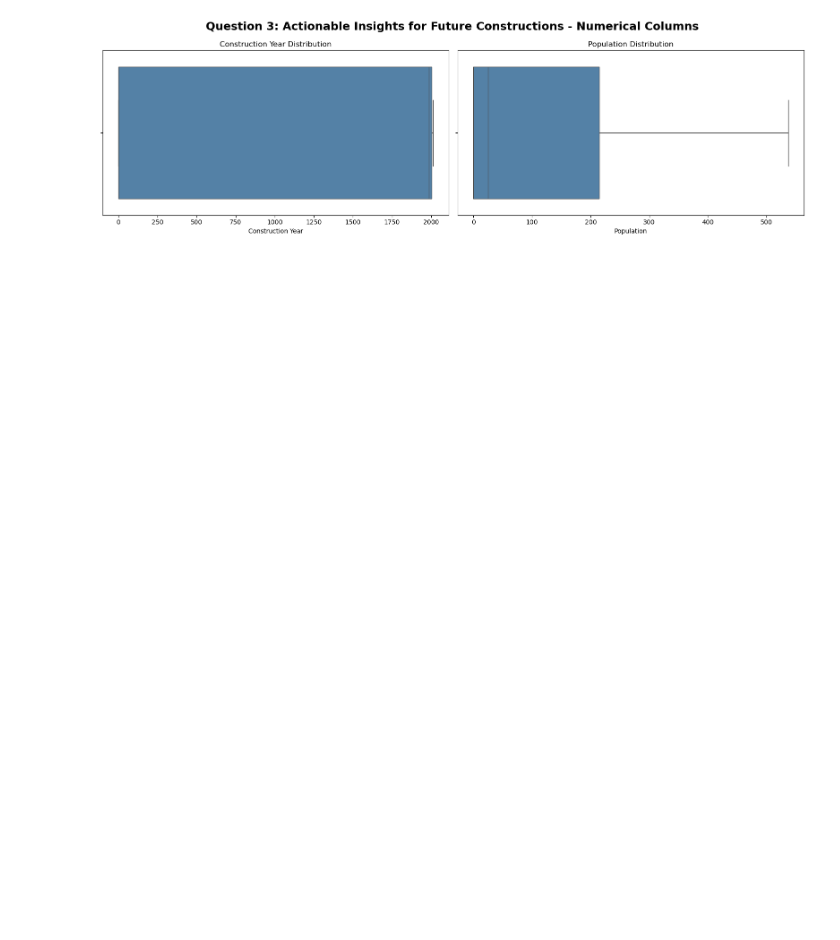
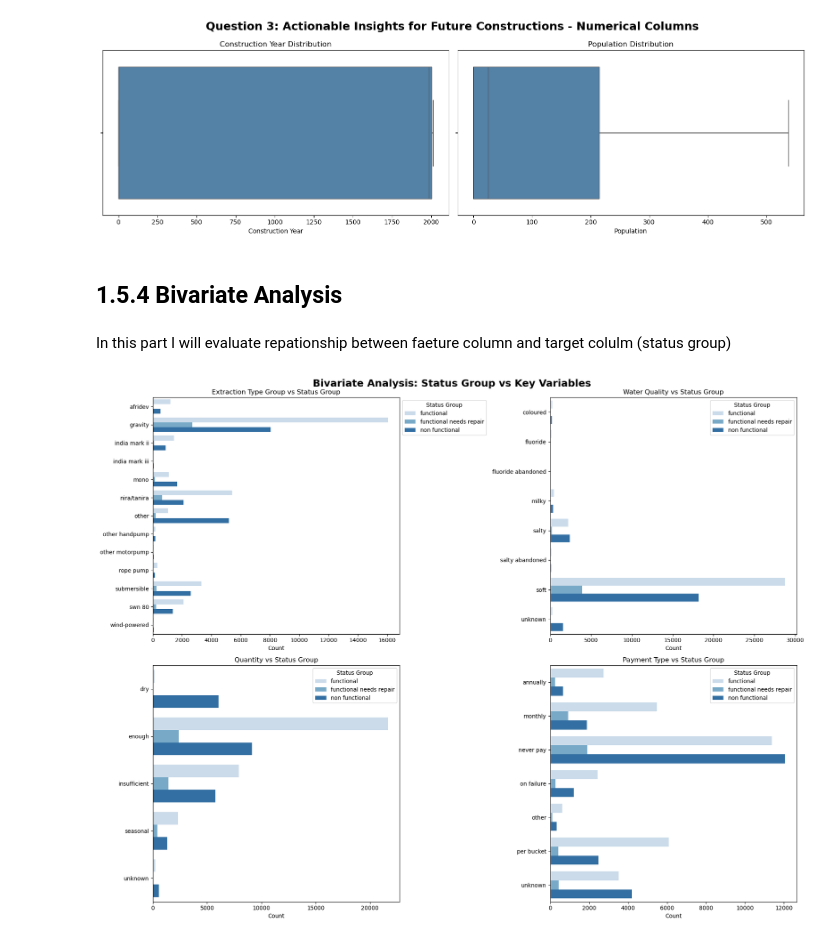
Before and after one commit to nduvawinnie/TANZANIAN_WATERWELL_PREDICTIVE_MODEL_REVIEW_1, a Jupyter notebook: PHASE_3_PROJECT/Tanzanian_water_wells.ipynb, the cells around one changed output. Saved outputs shown, nothing was run; the diff lists cells and outputs as text; code cells hidden in the pictures; blank space fills up the shorter version.

```diff
--- a/PHASE_3_PROJECT/Tanzanian_water_wells.ipynb
+++ b/PHASE_3_PROJECT/Tanzanian_water_wells.ipynb
@@ -1239,3 +1285,50 @@ plt.tight_layout()
 plt.show()
 # %% [output]
 [figure]
+# %% [markdown]
+## 1.5.4 Bivariate Analysis
+# %% [markdown]
+In this part I will evaluate repationship between faeture column and target colulm (status group)
+# %%
+# Bivariate Analysis: status_group vs key variables
+
+fig, axes = plt.subplots(2, 2, figsize=(18, 14))
+fig.suptitle('Bivariate Analysis: Status Group vs Key Variables',
+             fontsize=18, fontweight='bold')
+
+# status_group vs extraction_type_group
+sns.countplot(data=df, y='extraction_type_group', hue='status_group',
+              ax=axes[0, 0], palette='Blues')
+axes[0, 0].set_title('Extraction Type Group vs Status Group')
+axes[0, 0].set_xlabel('Count')
+axes[0, 0].set_ylabel('')
+axes[0, 0].legend(title='Status Group', bbox_to_anchor=(1, 1))
+
+# status_group vs water_quality
+sns.countplot(data=df, y='water_quality', hue='status_group',
+              ax=axes[0, 1], palette='Blues')
+axes[0, 1].set_title('Water Quality vs Status Group')
+axes[0, 1].set_xlabel('Count')
+axes[0, 1].set_ylabel('')
+axes[0, 1].legend(title='Status Group', bbox_to_anchor=(1, 1))
+
+# status_group vs quantity
+sns.countplot(data=df, y='quantity', hue='status_group',
+              ax=axes[1, 0], palette='Blues')
+axes[1, 0].set_title('Quantity vs Status Group')
+axes[1, 0].set_xlabel('Count')
+axes[1, 0].set_ylabel('')
+axes[1, 0].legend(title='Status Group', bbox_to_anchor=(1, 1))
+
+# status_group vs payment_type
+sns.countplot(data=df, y='payment_type', hue='status_group',
+              ax=axes[1, 1], palette='Blues')
+axes[1, 1].set_title('Payment Type vs Status Group')
+axes[1, 1].set_xlabel('Count')
+axes[1, 1].set_ylabel('')
+axes[1, 1].legend(title='Status Group', bbox_to_anchor=(1, 1))
+
+plt.tight_layout()
+plt.show()
+# %% [output]
+[figure, added]
```
Also changed, not shown: parts of 34 cells of this notebook.
